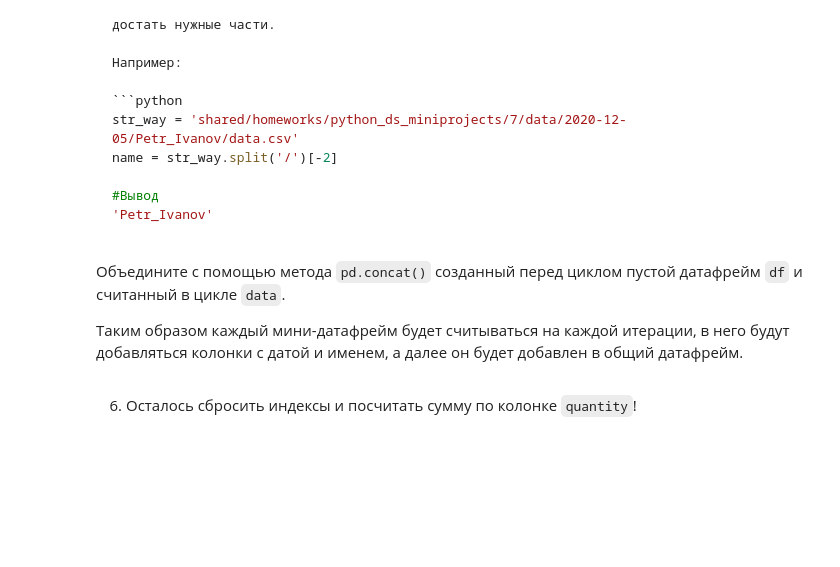
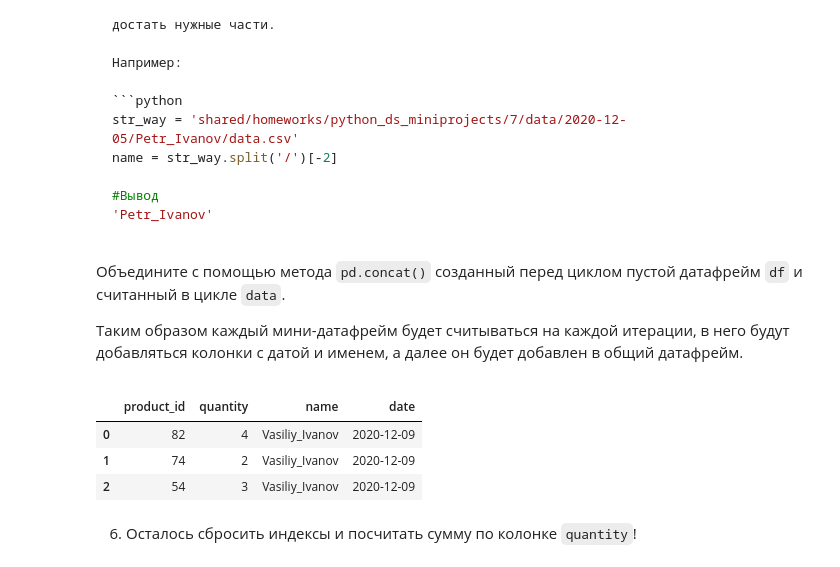
Before and after one commit to m-amirov/karpov.courses, a Jupyter notebook: notebooks/lesson_8_homework.ipynb, the cells around one changed output. Cells and saved outputs as stored; diff of their text form; code cells hidden in the pictures; folded sections open; blank space fills up the shorter version.

```diff
--- a/notebooks/lesson_8_homework.ipynb
+++ b/notebooks/lesson_8_homework.ipynb
@@ -142,3 +140,8 @@
+# %%
+import os
+import pandas as pd
+
+way = '../data/data/'
 # %% [markdown]
 2. Пройдемся по результату построения пути до папки `data` методом `os.walk(way)` простым циклом и распечатаем каждый элемент, посмотрим, что получилось.
 # %% [markdown]
@@ -165,0 +167,4 @@ for path, dirs, files in os.walk(way):
+# %%
+for root, dirs, files in os.walk(way):
+    for f in files:
+        print(root, f)
@@ -286,3 +340,15 @@ name = str_way.split('/')[-2]
+# %%
+df = pd.DataFrame()
+for file in files_path:
+    data = pd.read_csv(file).drop(columns='Unnamed: 0')
+    data['name'] = file.split('\\')[1]
+    data['date'] = file.split('\\')[0].split('/')[-1]
+    df = pd.concat([df, data])
+# %% [output]
+|  | product_id | quantity | name | date |
+| 0 | 82 | 4 | Vasiliy_Ivanov | 2020-12-09 |
+| 1 | 74 | 2 | Vasiliy_Ivanov | 2020-12-09 |
+| 2 | 54 | 3 | Vasiliy_Ivanov | 2020-12-09 |
 # %% [markdown]
 6. Осталось сбросить индексы и посчитать сумму по колонке `quantity`!
 # %% [markdown]
```
Also changed, not shown: parts of 18 cells of this notebook.
